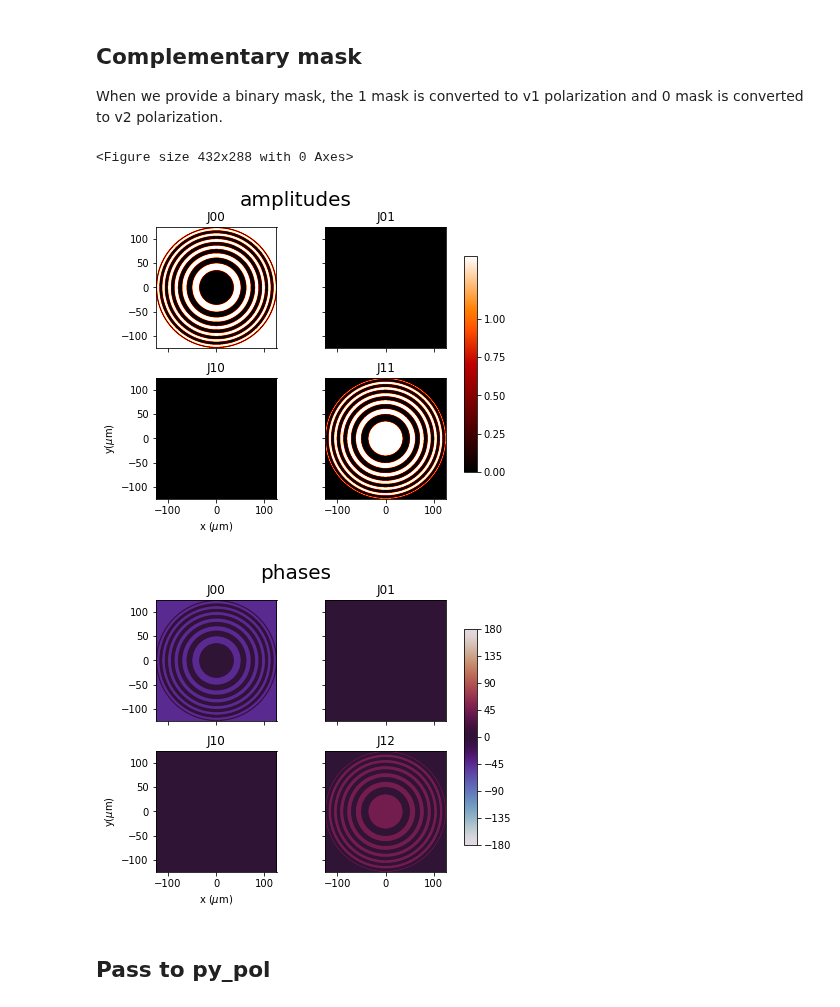
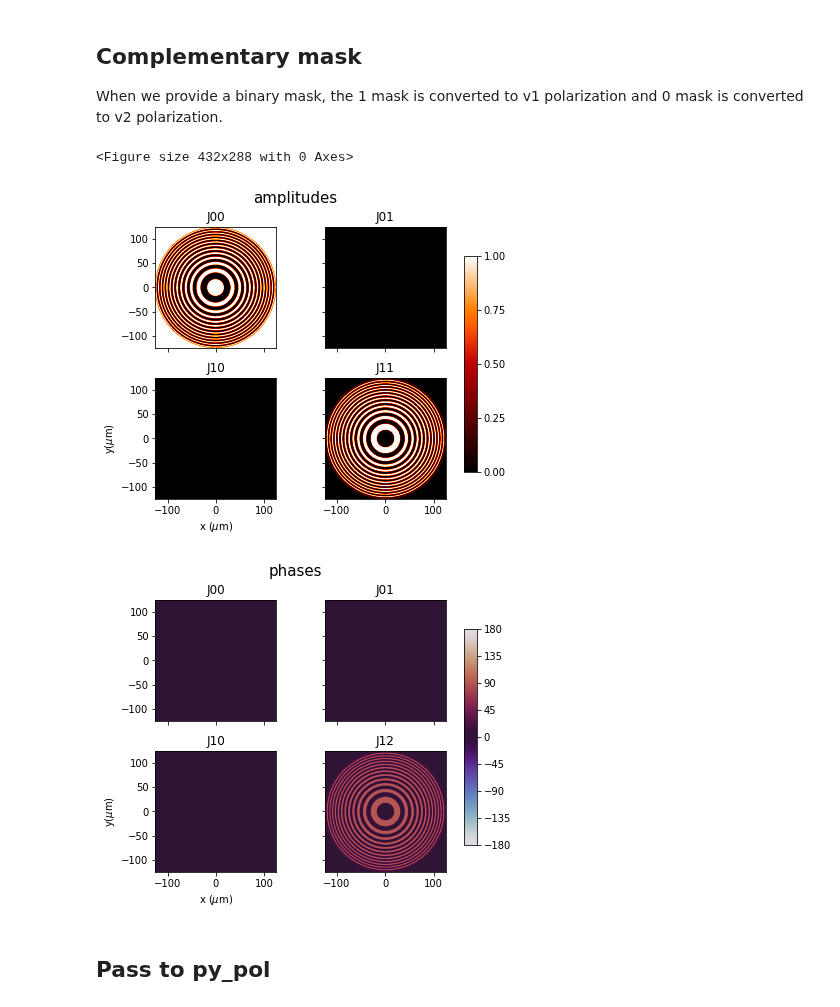
Before and after one commit to aocg-ucm/diffractio, a Jupyter notebook: docs/source/tutorial/vector_XY/tutorial_vector_masks_XY.ipynb, the cells around one changed output. Drawn from its saved outputs; the diff is of its cells as text; code cells hidden in the pictures.

```diff
--- a/docs/source/tutorial/vector_XY/tutorial_vector_masks_XY.ipynb
+++ b/docs/source/tutorial/vector_XY/tutorial_vector_masks_XY.ipynb
@@ -99,25 +102,25 @@ When we provide a binary mask, the 1 mask is converted to v1 polarization and 0
 # %%
 x0 = np.linspace(-125 * um, 125 * um, 512)
 y0 = np.linspace(-125 * um, 125 * um, 512)
 wavelength = 0.6328 * um
 
 mask = Scalar_mask_XY(x=x0, y=y0, wavelength=wavelength)
 mask.fresnel_lens(r0=(0 * um, 0 * um),
                   radius=(125 * um, 125 * um),
                   focal=(2 * mm, 2 * mm),
                   angle=0 * degrees,
-                  kind='amplitude')
+                  kind='amplitudes')
 mask.pupil()
 
 EM0 = Vector_mask_XY(x0, y0, wavelength)
 EM0.complementary_masks(mask=mask,
-                        state_0=np.array([[1 - 1j, 0], [0, 0]]),
-                        state_1=np.array([[0, 0], [0, 1 + 1j]]))
-EM0.draw(kind='all')
+                        state_0=np.array([[1, 0], [0, 0]]),
+                        state_1=np.array([[0, 0], [0, 1j]]))
+EM0.draw(kind='jones_ap')
 # %% [output]
 <Figure size 432x288 with 0 Axes>
-[figure, old version]
+[figure, new version]
-[figure, old version]
+[figure, new version]
 # %% [markdown]
 ## Pass to py_pol
 # %%
```
Also changed, not shown: parts of 6 cells of this notebook, 8 other files.
